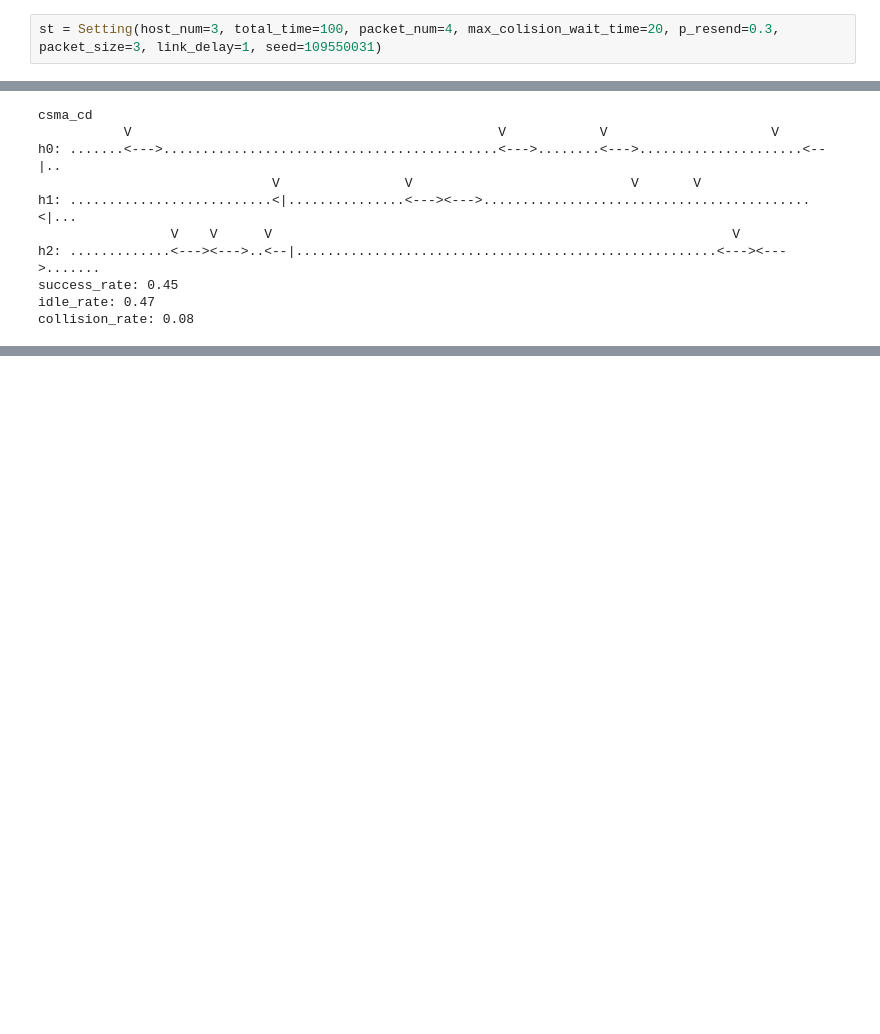
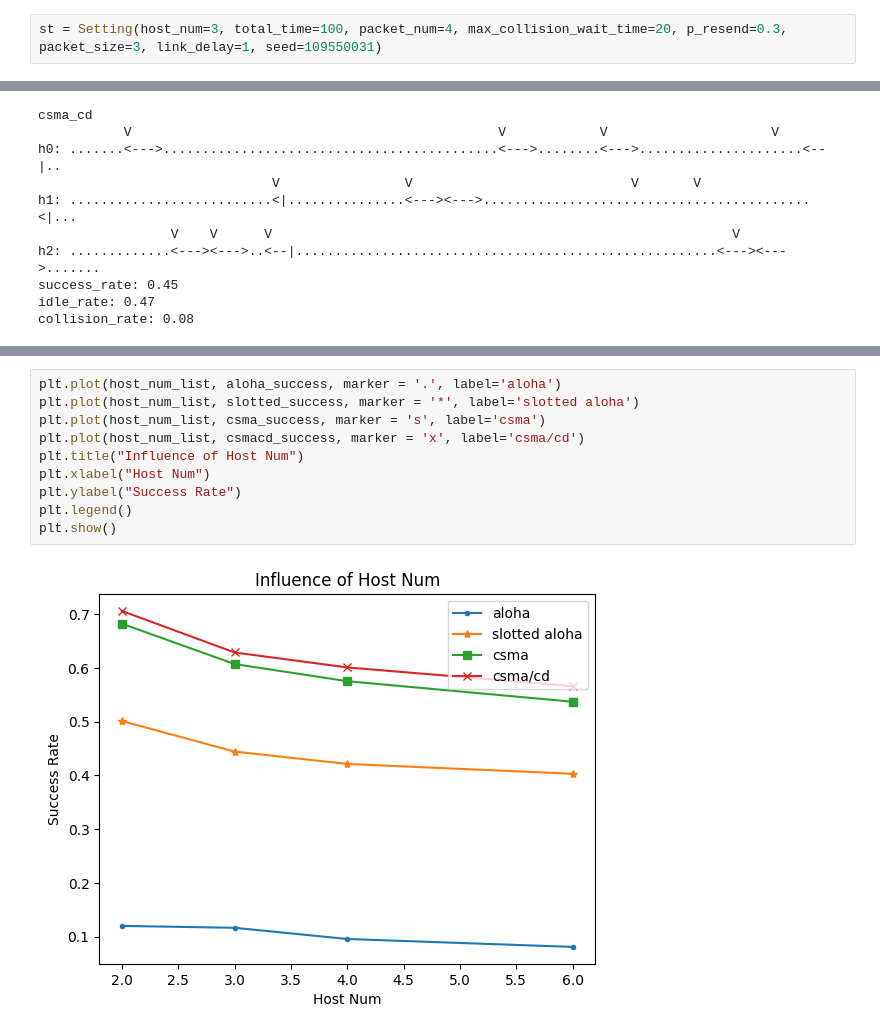
Before and after one commit to lon5948/Network-Systems-Capstone, a Jupyter notebook: hw3/main.ipynb, the cells around one changed output, grey strips where cells are left out. Drawn from its saved outputs; the diff is of its cells as text; blank space fills up the shorter version.

```diff
--- a/hw3/main.ipynb
+++ b/hw3/main.ipynb
@@ -10,7 +10,7 @@ from protocols import aloha, slotted_aloha, csma, csma_cd
 
 import matplotlib.pyplot as plt
 # %%
-st = Setting(host_num=3, total_time=100, packet_num=4, max_colision_wait_time=20, p_resend=0.3, packet_size=3, link_delay=1, seed=109550031)
+st = Setting(host_num=3, total_time=100, packet_num=4, max_collision_wait_time=20, p_resend=0.3, packet_size=3, link_delay=1, seed=109550031)
 # %%
 print('aloha')
 a_success, a_idle, a_collision = aloha(st, show_history=True)
@@ -156,0 +256,12 @@ plt.show()
+# %%
+plt.plot(host_num_list, aloha_success, marker = '.', label='aloha')
+plt.plot(host_num_list, slotted_success, marker = '*', label='slotted aloha')
+plt.plot(host_num_list, csma_success, marker = 's', label='csma')
+plt.plot(host_num_list, csmacd_success, marker = 'x', label='csma/cd')
+plt.title("Influence of Host Num")
+plt.xlabel("Host Num")
+plt.ylabel("Success Rate")
+plt.legend()
+plt.show()
+# %% [output]
+[figure, added]
```
Also changed, not shown: parts of 35 cells of this notebook, 1 other file.
